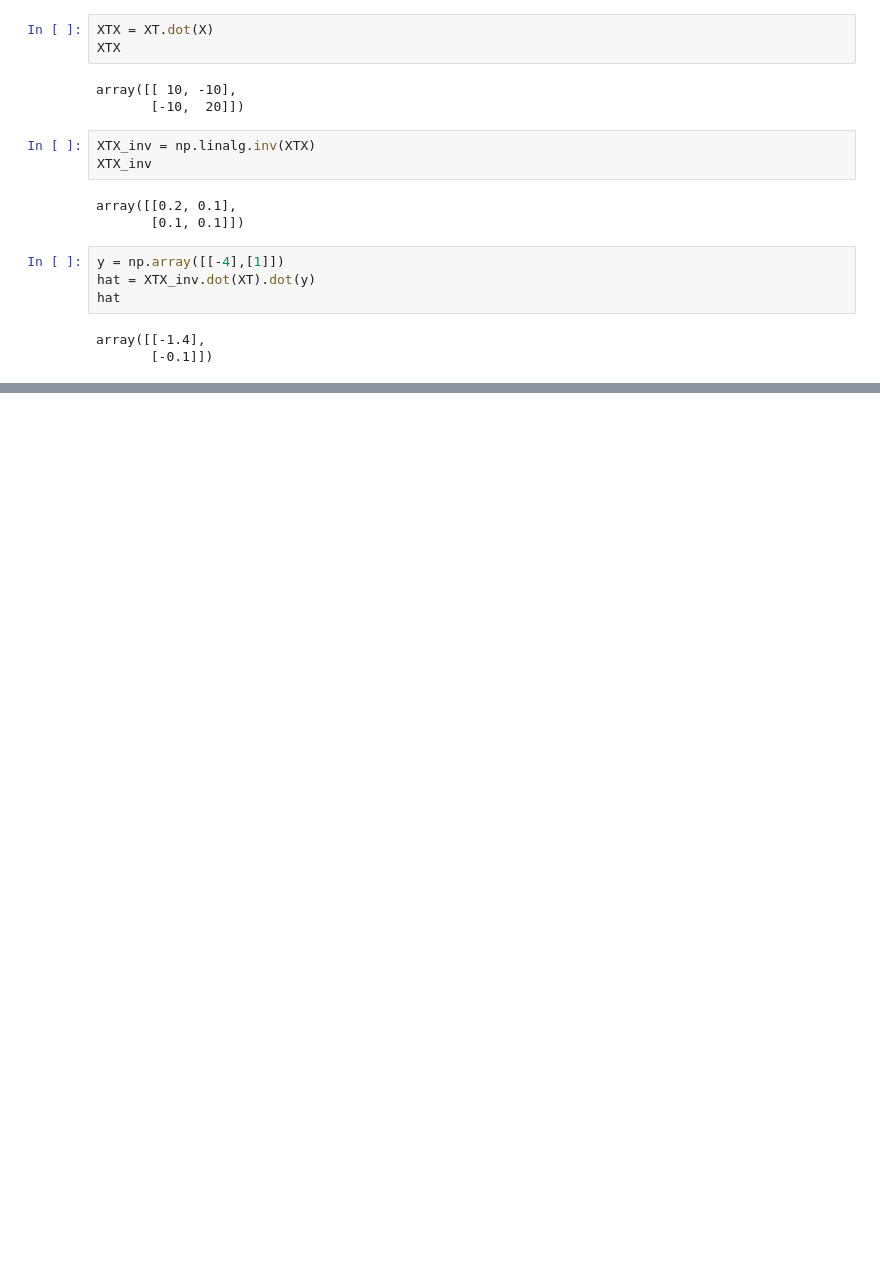
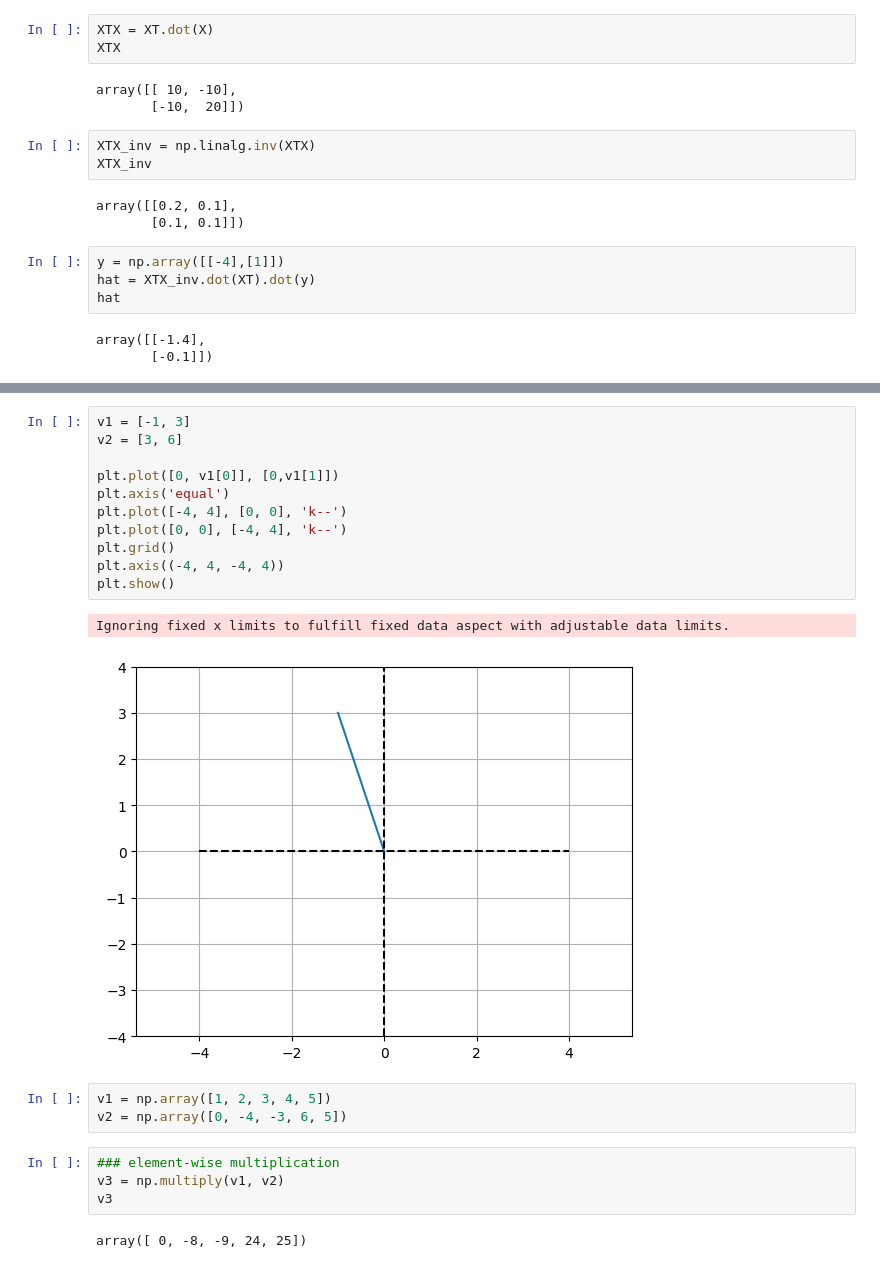
Before and after one commit to ElhamAfzali/Linear-Algebra, a Jupyter notebook: Untitled.ipynb, the cells around one changed output, grey strips where cells are left out. Saved outputs shown, nothing was run; the diff lists cells and outputs as text; blank space fills up the shorter version.

```diff
--- a/Untitled.ipynb
+++ b/Untitled.ipynb
@@ -30,0 +55,23 @@ array([[-1.4],
+# %%
+v1 = [-1, 3]
+v2 = [3, 6]
+
+plt.plot([0, v1[0]], [0,v1[1]])
+plt.axis('equal')
+plt.plot([-4, 4], [0, 0], 'k--')
+plt.plot([0, 0], [-4, 4], 'k--')
+plt.grid()
+plt.axis((-4, 4, -4, 4))
+plt.show()
+# %% [output]
+Ignoring fixed x limits to fulfill fixed data aspect with adjustable data limits.
+[figure, added]
+# %%
+v1 = np.array([1, 2, 3, 4, 5])
+v2 = np.array([0, -4, -3, 6, 5])
+# %%
+### element-wise multiplication
+v3 = np.multiply(v1, v2)
+v3
+# %% [output]
+array([ 0, -8, -9, 24, 25])
```
Also changed, not shown: parts of 5 cells of this notebook, 1 other file.
